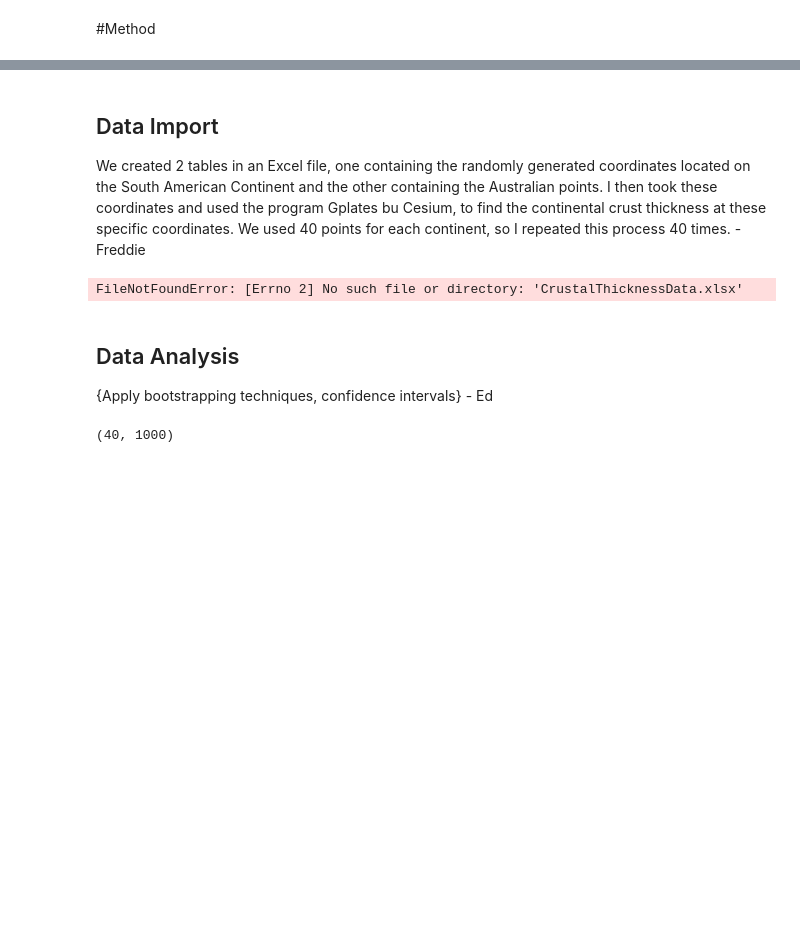
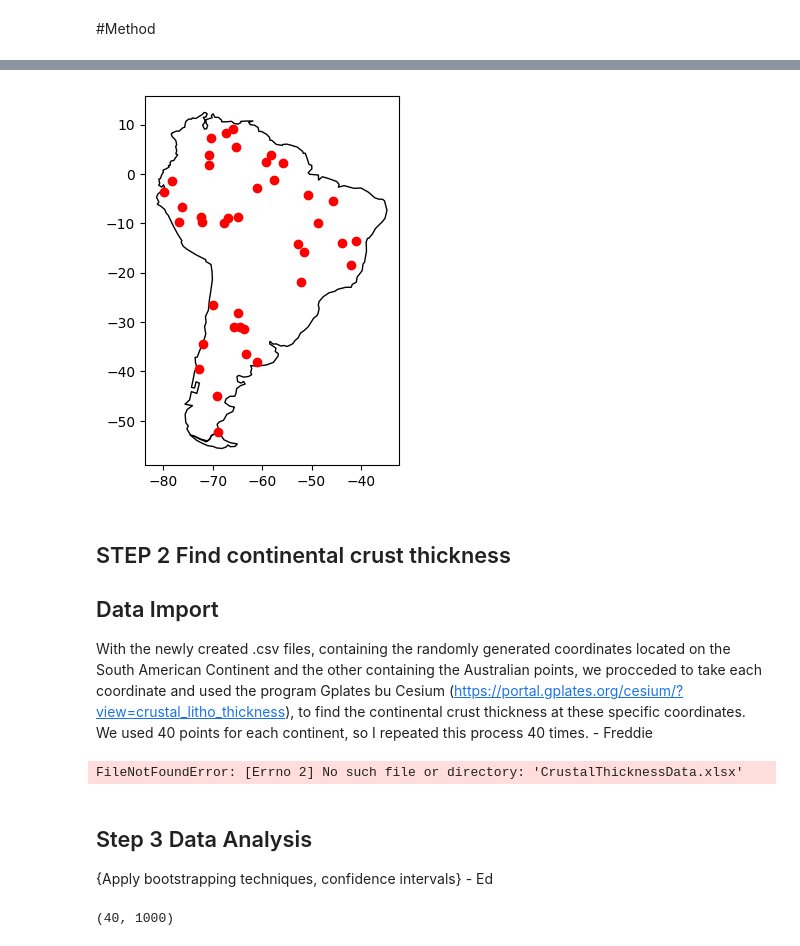
Before and after one commit to Clover130/Seismic-Babes-Group-Project-1, a Jupyter notebook: EMSC2010_Group_Project_1_Seismic_Babes.ipynb, the cells around one changed output, grey strips where cells are left out. Saved outputs shown, nothing was run; the diff lists cells and outputs as text; code cells hidden in the pictures; blank space fills up the shorter version.

```diff
--- a/EMSC2010_Group_Project_1_Seismic_Babes.ipynb
+++ b/EMSC2010_Group_Project_1_Seismic_Babes.ipynb
@@ -55,7 +145,80 @@ Comparing the crustal densities of the Australian and South American continents
+# %%
+## Code sourced and adpated from (https://stackoverflow.com/questions/60534219/pyshp-generate-random-points-in-shapefile)
+import random
+from shapely.geometry import Point
+import geopandas as gpd
+import matplotlib.pyplot as plt
+
+# Initial shapefile created in QGIS is to be loaded and assigned
+SA_shapfile = "/content/SOUTHAMERICA_SHP/south_amerrica.shp"
+gdf_SA = gpd.read_file(SA_shapfile)
+
+### altered original code-
+# e.g (aoi = gdf[gdf['ZCTA5CE10'] == zcta_to_use]) was not used as this was
+# specific to find a specific zipcode within the shapfile in America; therefore,
+# it was not needed for this South American shapefile. (AI helped me identify this
+# as an error.
+
+# combine all polygons into one, this is grabbing all the individual shapefiles
+# and collating them into one big polygon.
+
+aoi_geom_SA = gdf_SA.union_all()
+
+# This assigns how many random points are to be generated within the shapefile bounds.
+
+SA_pointcount = 40
+
+# The purpose of this code is to assign a min and max for both the x and y
+# coordinates. What are the furthest northern and southern longitudes, and what
+# are the furthest eastern and western latitudes?
+#Thus, we end up with a rectangle around an South America ready for the next step.
+
+xmin_SA, ymin_SA, xmax_SA, ymax_SA = aoi_geom_SA.bounds
+
+# Now, with the newly created rectangle/bounding box around South America, we
+# started assigning pseudo-random points! using the analogy of throwing darts,
+# the computer will continue to throw darts within the bounding box until 40 darts
+#land within the shapfile ie South America
+
+SA_points = []
+while len(SA_points) < SA_pointcount:
+    x_SA = random.uniform(xmin_SA, xmax_SA)
+    y_SA = random.uniform(ymin_SA, ymax_SA)
+    p_SA = Point(x_SA, y_SA)
+
+    if p_SA.within(aoi_geom_SA):
+        SA_points.append(p_SA)
+
+# this just gets all the random points we just generated and puts them into a
+# series to allow for easier handling
+
+gs_SA = gpd.GeoSeries(SA_points)
+
+# to validate the random points, we can just plot to ensure all points are
+# actually within the defined shapefile, and the latitude and longitude
+# correctly match what we expect for South America.
+a
+fig_SA, ax_SA = plt.subplots()
+gdf_SA.plot(ax=ax_SA, facecolor='none', edgecolor='black')
+gs_SA.plot(ax=ax_SA, color='red')
+
+plt.show()
+
+
+# finally, to hand over to the data import team member the newly generated
+# points and the corresponding latitude and longitude needs to be a CSV file
+# needs to be
+
+gs_SA.to_csv("/content/SA_random_points.csv", index=False)
+
+##-JUSTIN'S code
+# %% [output]
+[figure, added]
 # %% [markdown]
+## STEP 2 Find continental crust thickness
 ## Data Import
 
-We created 2 tables in an Excel file, one containing the randomly generated coordinates located on the South American Continent and the other containing the Australian points. I then took these coordinates and used the program Gplates bu Cesium, to find the continental crust thickness at these specific coordinates. We used 40 points for each continent, so I repeated this process 40 times.  - Freddie
+With the newly created .csv files, containing the randomly generated coordinates located on the South American Continent and the other containing the Australian points, we procceded to take each coordinate and used the program Gplates bu Cesium (https://portal.gplates.org/cesium/?view=crustal_litho_thickness), to find the continental crust thickness at these specific coordinates. We used 40 points for each continent, so I repeated this process 40 times.  - Freddie
 # %%
 import pandas as pd
 
@@ -88,7 +251,7 @@ display(table2)
 # %% [output]
 FileNotFoundError: [Errno 2] No such file or directory: 'CrustalThicknessData.xlsx'
 # %% [markdown]
-## Data Analysis
+## Step 3 Data Analysis
 
 {Apply bootstrapping techniques, confidence intervals} - Ed
 # %%
```
Also changed, not shown: parts of 30 cells of this notebook.
